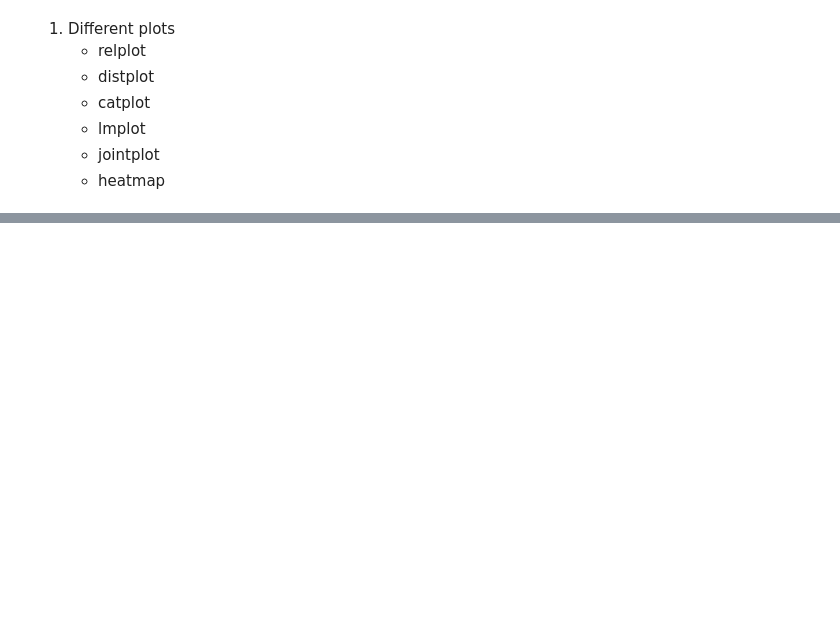
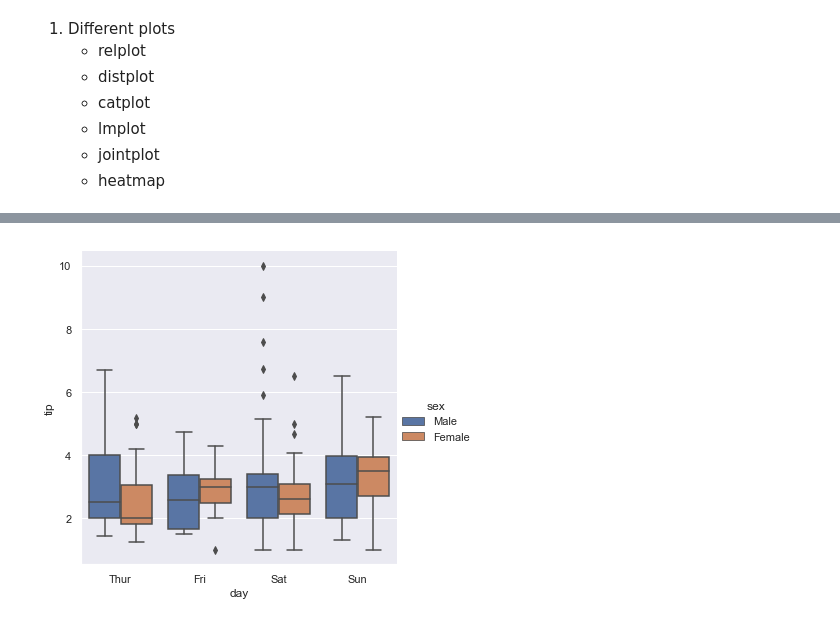
Before and after one commit to PoH0716/ECE196_SP21, a Jupyter notebook: Week2_Materials/16_Seaborn.ipynb, the cells around one changed output, grey strips where cells are left out. Cells and saved outputs as stored; diff of their text form; code cells hidden in the pictures; blank space fills up the shorter version.

```diff
--- a/Week2_Materials/16_Seaborn.ipynb
+++ b/Week2_Materials/16_Seaborn.ipynb
@@ -19,0 +54,4 @@ Read the <a href="https://seaborn.pydata.org/introduction.html">beginner's guide
+# %%
+ax = sns.catplot(data=tips, kind='box', x='day', y='tip', hue='sex')
+# %% [output]
+[figure, added]
```
Also changed, not shown: parts of 8 cells of this notebook, 5 other files.
